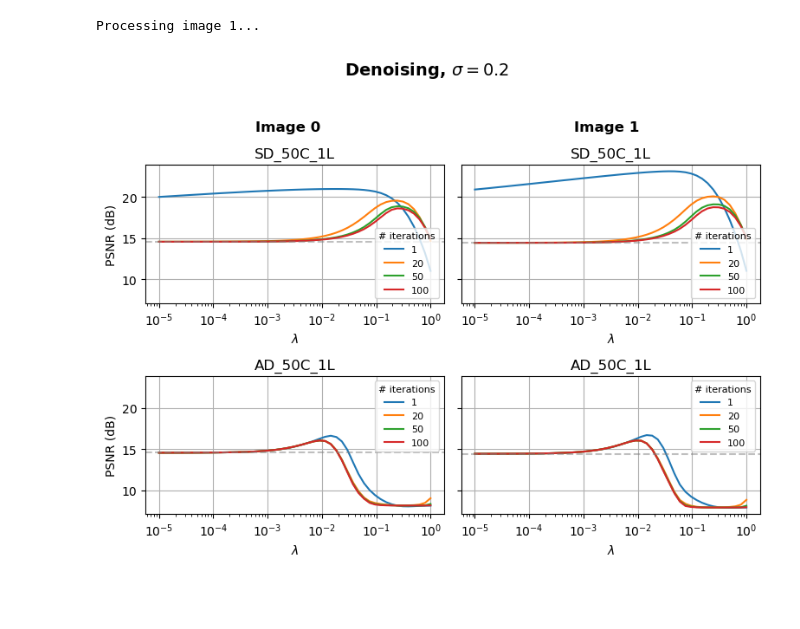
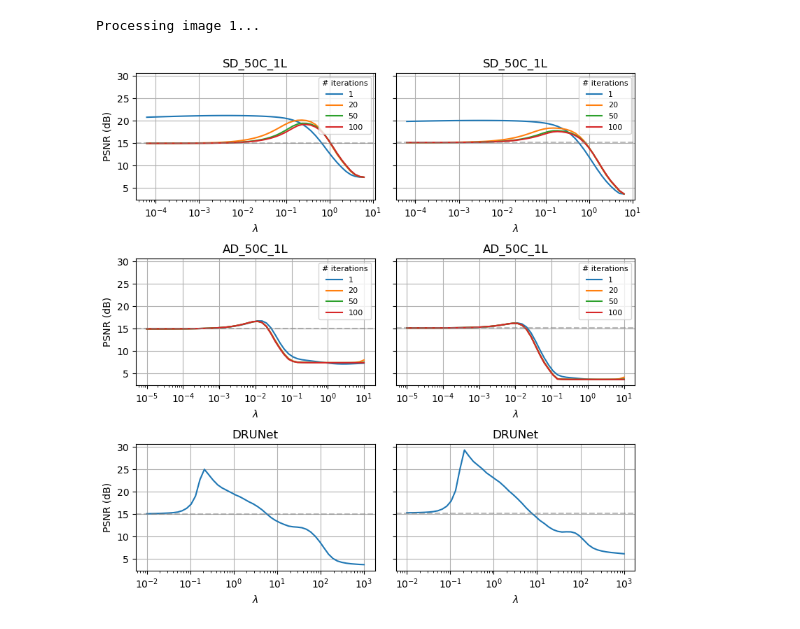
Before and after one commit to jeremtti/PnP_dictionary_based, a Jupyter notebook: xp_warm_restart.ipynb, the cells around one changed output. Drawn from its saved outputs; the diff is of its cells as text; code cells hidden in the pictures; blank space fills up the shorter version.

```diff
--- a/xp_warm_restart.ipynb
+++ b/xp_warm_restart.ipynb
@@ -95,11 +95,13 @@ params_model = {
     "dataset": DATASET,
 }
 
-components_list = [10, 50, 100]
+components_list = [50] #[10, 50, 100]
 layers_list = [1, 20]
 n_rep_list = [20, 50, 100]
 
 DENOISERS = {"DRUNet": dict(model="drunet")}
+DENOISERS["DRUNet"]["net"] = get_denoiser(**DENOISERS["DRUNet"])
+
 for denoiser_type in ["SD", "AD"]:
     for components in components_list:
         for layers in layers_list:
@@ -185,5 +188,3 @@ dict_keys(['DRUNet', 'SD_10C_1L_1R', 'SD_10C_1L_20R', 'SD_10C_1L_50R', 'SD_10C_1
-# %%
-sublist_denoisers = DENOISERS.keys()
 # %%
 def apply_model(model, x, dual, reg_par, net=None, update_dual=False):
 
@@ -218,6 +219,14 @@ def Phi_channels(x, Phi):
     )
 
     return new_x
+
+def lambda_max_synthesis(y, net, Phit):
+
+    parameter = net.parameter
+    Astar_y = Phi_channels(y, Phit)
+    Astar_y = torch.tensor(Astar_y, device=DEVICE, dtype=torch.float)[None, :]
+    Dstar_Astar_y = net.conv(Astar_y, parameter).detach().cpu().numpy()
+    return np.max(Dstar_Astar_y)
 # %%
 def pnp_deblurring_warm_restart(
     model,
@@ -435,46 +445,41 @@ n_plots = len(base_names)
 n_img = len(indices)
 
 fig_lambda, axs_lambda = plt.subplots(
-    n_plots, n_img, sharey=True, figsize=(4*n_img, 3*n_plots)
+    n_plots+1, n_img, sharey=True, figsize=(4*n_img, 3*(n_plots+1))
 )
 
 for i, results in enumerate(list_results):
 
     x_observed = results["observation"].transpose(1, 2, 0).clip(0, 1)
     img = results["truth"].transpose(1, 2, 0).clip(0, 1)
     psnr = peak_signal_noise_ratio(img, x_observed.astype(np.float32))
 
     for k, base_name in enumerate(base_names):
 
         for rep in [1] + n_rep_list:
 
             name = f"{base_name}_{rep}R"
             res = results[name]
-            axs_lambda[k, i].semilogx(results["lambda_list"], res['psnr'], label=rep)
+            axs_lambda[k, i].semilogx(res["lambda_list"], res['psnr'], label=rep)
 
         axs_lambda[k, i].set_title(f"{base_name}")
         axs_lambda[k, i].grid(True)
         axs_lambda[k, i].axhline(y=psnr, linestyle='--', alpha=0.5, color="grey")
         axs_lambda[k, i].legend(title="# iterations", fontsize=8, title_fontsize=8)
         axs_lambda[k, i].set_xlabel(rf"$\lambda$")
 
+    name = "DRUNet"
+    res = results[name]
+    axs_lambda[-1, i].semilogx(res["lambda_list"], res['psnr'])
+    axs_lambda[-1, i].set_title(f"{name}")
+    axs_lambda[-1, i].grid(True)
+    axs_lambda[-1, i].axhline(y=psnr, linestyle='--', alpha=0.5, color="grey")
+    axs_lambda[-1, i].set_xlabel(rf"$\lambda$")
+
 for ax in axs_lambda[:, 0]:
     ax.set_ylabel("PSNR (dB)")
-
-for i in range(n_img):
-    fig_lambda.text(
-        0.07 + (i + 0.5) / n_img * 0.92,
-        0.85,
-        f"Image {i}",
-        ha='center',
-        va='center',
-        fontsize=12,
-        weight='bold'
-    )
-
-fig_lambda.suptitle(rf"Denoising, $\sigma={STD_NOISE}$", fontsize=14, weight='bold')
 fig_lambda.tight_layout(rect=[0, 0, 1, 0.9])
 name_std = f"{STD_NOISE}".replace(".", "")
 fig_lambda.savefig(f"warm_restart_denoising_{name_std}.pdf", bbox_inches="tight")
 # %% [output]
-[figure, old version]
+[figure, new version]
```
Also changed, not shown: parts of 15 cells of this notebook, 6 other files.
